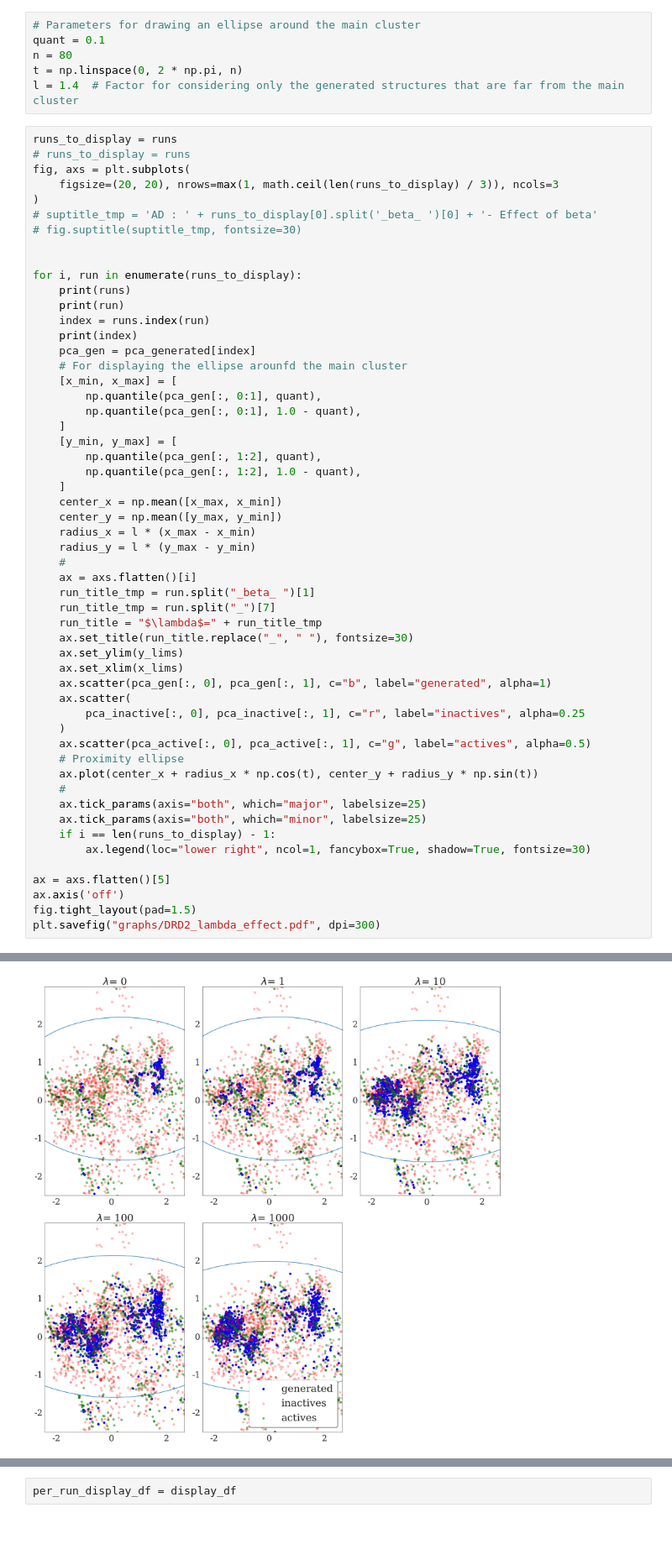
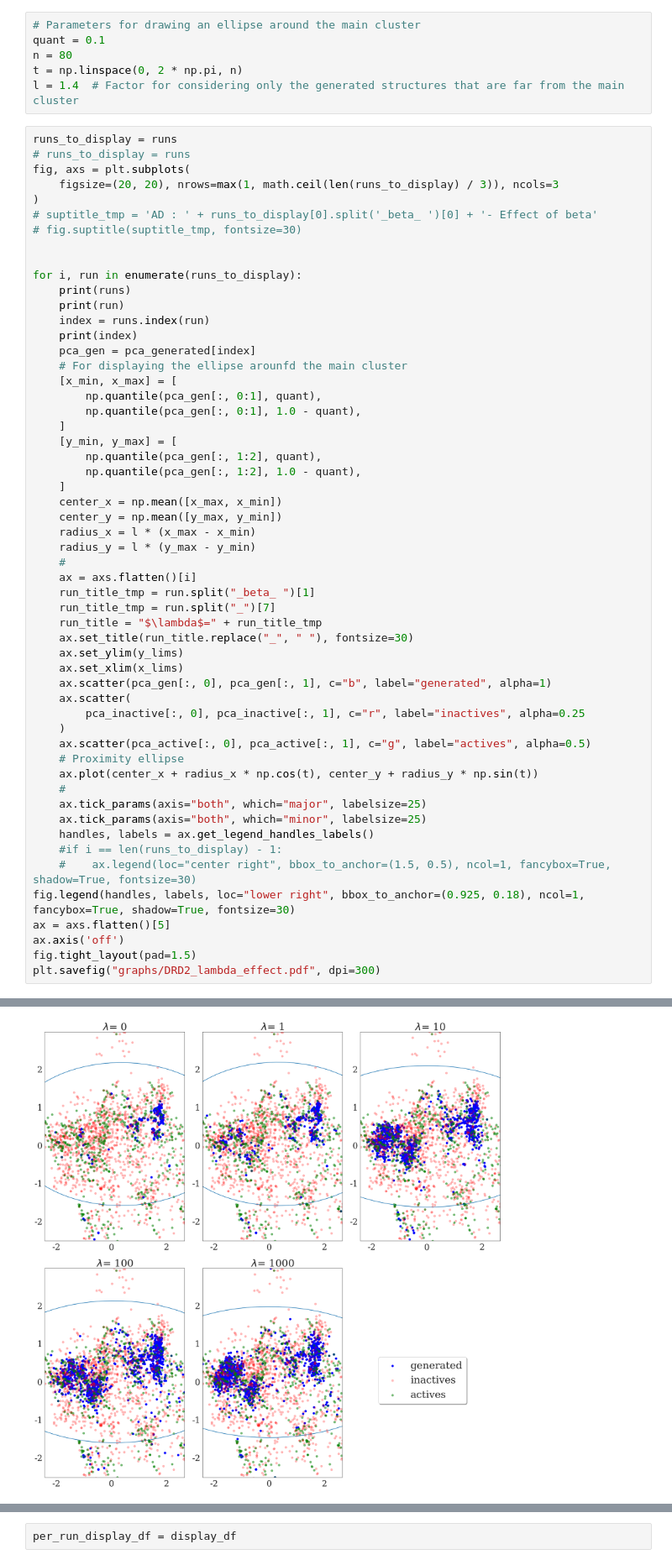
Before and after one commit to maxime-langevin/diverse_molecule_generation, a Jupyter notebook: drd2.ipynb, the cells around one changed output, grey strips where cells are left out. Shown at 84% size. Cells and saved outputs as stored; diff of their text form; blank space fills up the shorter version.

Commit message:
Figures modifications from Christoph's feedback

```diff
--- a/drd2.ipynb
+++ b/drd2.ipynb
@@ -264,37 +264,38 @@ for i, run in enumerate(runs_to_display):
     ax.scatter(pca_gen[:, 0], pca_gen[:, 1], c="b", label="generated", alpha=1)
     ax.scatter(
         pca_inactive[:, 0], pca_inactive[:, 1], c="r", label="inactives", alpha=0.25
     )
     ax.scatter(pca_active[:, 0], pca_active[:, 1], c="g", label="actives", alpha=0.5)
     # Proximity ellipse
     ax.plot(center_x + radius_x * np.cos(t), center_y + radius_y * np.sin(t))
     #
     ax.tick_params(axis="both", which="major", labelsize=25)
     ax.tick_params(axis="both", which="minor", labelsize=25)
-    if i == len(runs_to_display) - 1:
-        ax.legend(loc="lower right", ncol=1, fancybox=True, shadow=True, fontsize=30)
-
+    handles, labels = ax.get_legend_handles_labels()
+    #if i == len(runs_to_display) - 1:
+    #    ax.legend(loc="center right", bbox_to_anchor=(1.5, 0.5), ncol=1, fancybox=True, shadow=True, fontsize=30)
+fig.legend(handles, labels, loc="lower right", bbox_to_anchor=(0.925, 0.18), ncol=1, fancybox=True, shadow=True, fontsize=30)
 ax = axs.flatten()[5]
 ax.axis('off')
 fig.tight_layout(pad=1.5)
 plt.savefig("graphs/DRD2_lambda_effect.pdf", dpi=300)
 # %% [output]
 ['ecfp4_range_physchem_range_ecfp4_counts_beta_ 0_threshold_0.7', 'ecfp4_range_physchem_range_ecfp4_counts_beta_ 1_threshold_0.7', 'ecfp4_range_physchem_range_ecfp4_counts_beta_ 10_threshold_0.7', 'ec ...
 ecfp4_range_physchem_range_ecfp4_counts_beta_ 0_threshold_0.7
 0
 ['ecfp4_range_physchem_range_ecfp4_counts_beta_ 0_threshold_0.7', 'ecfp4_range_physchem_range_ecfp4_counts_beta_ 1_threshold_0.7', 'ecfp4_range_physchem_range_ecfp4_counts_beta_ 10_threshold_0.7', 'ec ...
 ecfp4_range_physchem_range_ecfp4_counts_beta_ 1_threshold_0.7
 1
 ['ecfp4_range_physchem_range_ecfp4_counts_beta_ 0_threshold_0.7', 'ecfp4_range_physchem_range_ecfp4_counts_beta_ 1_threshold_0.7', 'ecfp4_range_physchem_range_ecfp4_counts_beta_ 10_threshold_0.7', 'ec ...
 ecfp4_range_physchem_range_ecfp4_counts_beta_ 10_threshold_0.7
 2
 ['ecfp4_range_physchem_range_ecfp4_counts_beta_ 0_threshold_0.7', 'ecfp4_range_physchem_range_ecfp4_counts_beta_ 1_threshold_0.7', 'ecfp4_range_physchem_range_ecfp4_counts_beta_ 10_threshold_0.7', 'ec ...
 ecfp4_range_physchem_range_ecfp4_counts_beta_ 100_threshold_0.7
 3
 ['ecfp4_range_physchem_range_ecfp4_counts_beta_ 0_threshold_0.7', 'ecfp4_range_physchem_range_ecfp4_counts_beta_ 1_threshold_0.7', 'ecfp4_range_physchem_range_ecfp4_counts_beta_ 10_threshold_0.7', 'ec ...
 ecfp4_range_physchem_range_ecfp4_counts_beta_ 1000_threshold_0.7
 4
-[figure, old version]
+[figure, new version]
 # %%
 distant_smiles_dict = {}
 for i, run in enumerate(runs_to_display):
```
Also changed, not shown: parts of 1 cell of this notebook.
